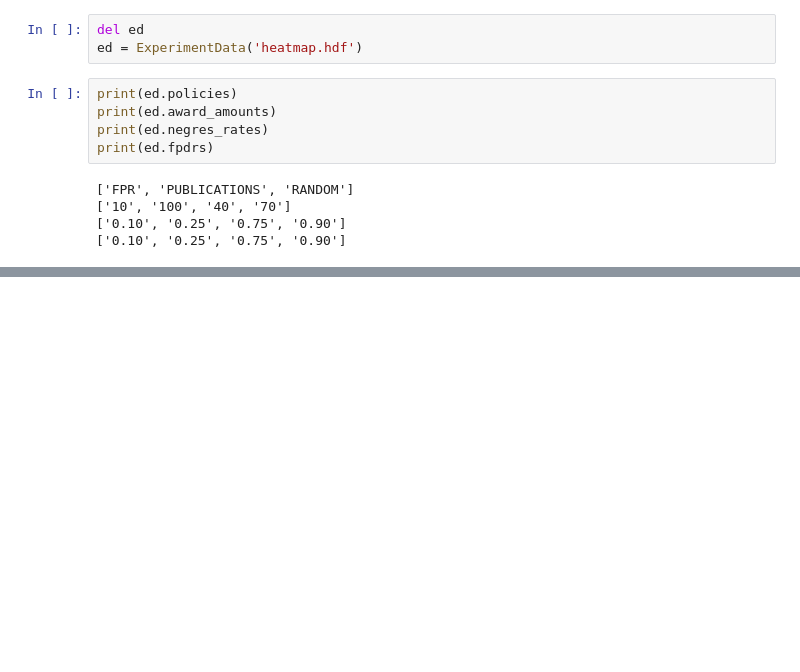
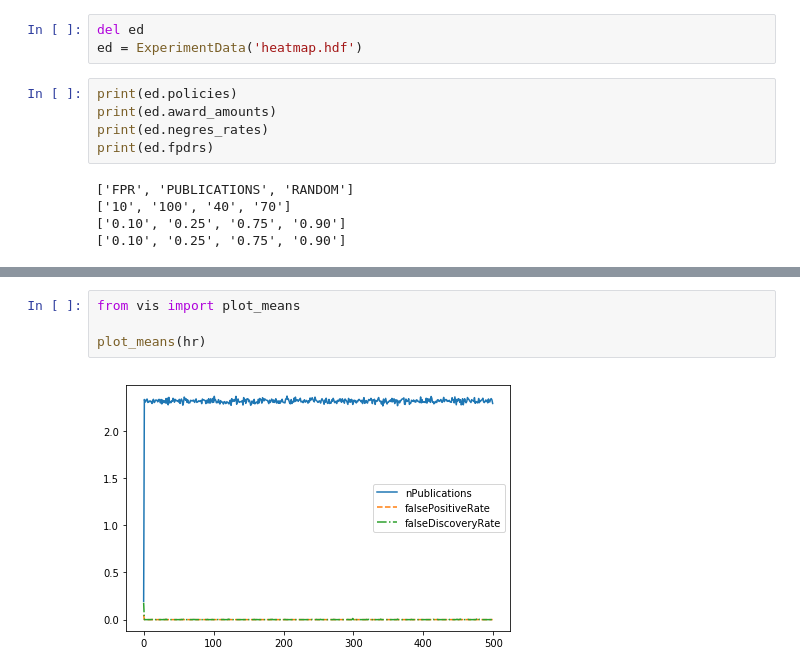
Before and after one commit to mt-digital/badscience-solutions, a Jupyter notebook: hdf dimension scale and jsons-to-hdf.ipynb, the cells around one changed output, grey strips where cells are left out. Cells and saved outputs as stored; diff of their text form; blank space fills up the shorter version.

```diff
--- a/hdf dimension scale and jsons-to-hdf.ipynb
+++ b/hdf dimension scale and jsons-to-hdf.ipynb
@@ -136,0 +204,6 @@ print(ed.fpdrs)
+# %%
+from vis import plot_means
+
+plot_means(hr)
+# %% [output]
+[figure, added]
```
Also changed, not shown: parts of 10 cells of this notebook, 3 other files.
